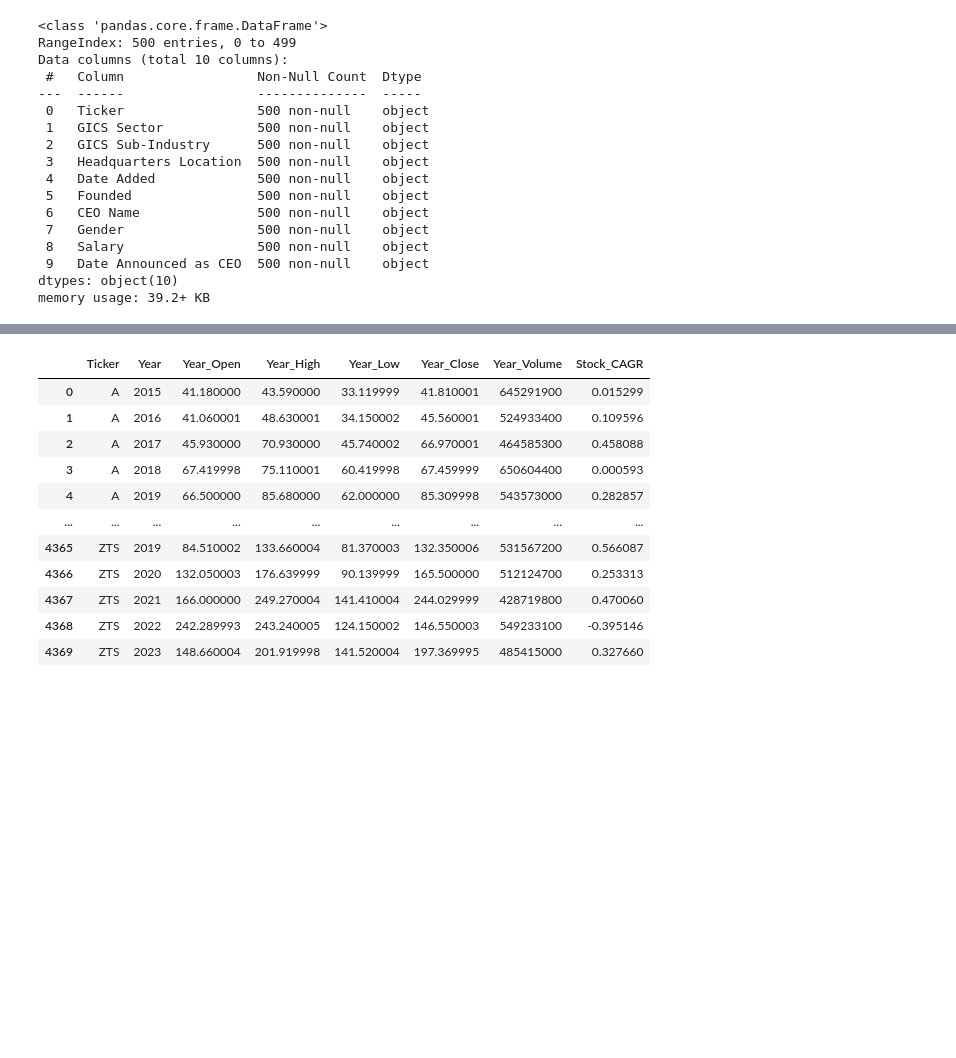
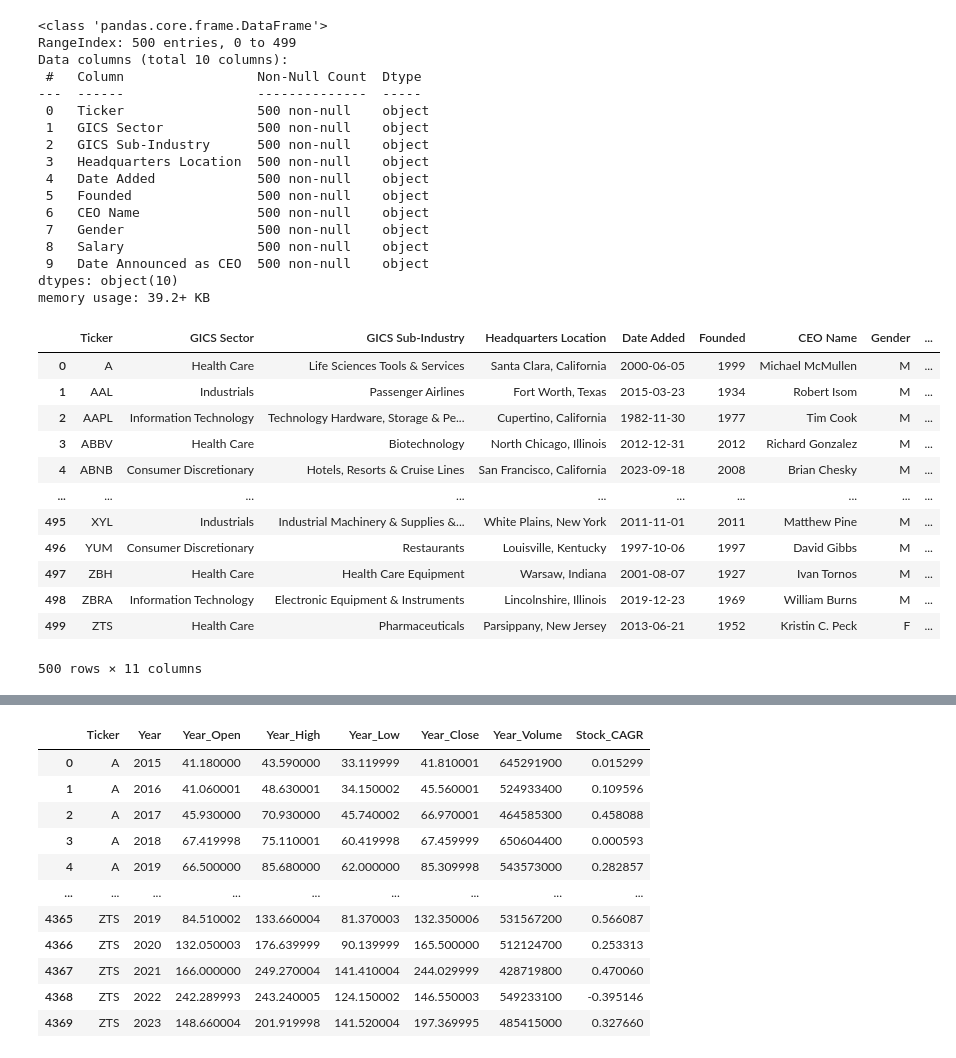
Before and after one commit to NicholasJWiid/StockSmart_ML, a Jupyter notebook: data_cleaning_&_prep.ipynb, the cells around one changed output, grey strips where cells are left out. Saved outputs shown, nothing was run; the diff lists cells and outputs as text; code cells hidden in the pictures; blank space fills up the shorter version.

Commit message:
Machine learning models - draft 2

```diff
--- a/data_cleaning_&_prep.ipynb
+++ b/data_cleaning_&_prep.ipynb
@@ -37,3 +36,22 @@ Data columns (total 10 columns):
  9   Date Announced as CEO  500 non-null    object
 dtypes: object(10)
 memory usage: 39.2+ KB
+# %%
+company_df['Headquarters State'] = company_df.apply(lambda row: row['Headquarters Location'].split(", ")[1], axis=1)
+# %%
+company_df['Salary'] = company_df['Salary'].replace('[\$,]', '', regex=True).astype(float).astype(int)
+company_df
+# %% [output]
+|  | Ticker | GICS Sector | GICS Sub-Industry | Headquarters Location | Date Added | Founded | CEO Name | Gender | ... |
+| 0 | A | Health Care | Life Sciences Tools & Services | Santa Clara, California | 2000-06-05 | 1999 | Michael McMullen | M | ... |
+| 1 | AAL | Industrials | Passenger Airlines | Fort Worth, Texas | 2015-03-23 | 1934 | Robert Isom | M | ... |
+| 2 | AAPL | Information Technology | Technology Hardware, Storage & Pe... | Cupertino, California | 1982-11-30 | 1977 | Tim Cook | M | ... |
+| 3 | ABBV | Health Care | Biotechnology | North Chicago, Illinois | 2012-12-31 | 2012 | Richard Gonzalez | M | ... |
+| 4 | ABNB | Consumer Discretionary | Hotels, Resorts & Cruise Lines | San Francisco, California | 2023-09-18 | 2008 | Brian Chesky | M | ... |
+| ... | ... | ... | ... | ... | ... | ... | ... | ... | ... |
+| 495 | XYL | Industrials | Industrial Machinery & Supplies &... | White Plains, New York | 2011-11-01 | 2011 | Matthew Pine | M | ... |
+| 496 | YUM | Consumer Discretionary | Restaurants | Louisville, Kentucky | 1997-10-06 | 1997 | David Gibbs | M | ... |
+| 497 | ZBH | Health Care | Health Care Equipment | Warsaw, Indiana | 2001-08-07 | 1927 | Ivan Tornos | M | ... |
+| 498 | ZBRA | Information Technology | Electronic Equipment & Instruments | Lincolnshire, Illinois | 2019-12-23 | 1969 | William Burns | M | ... |
+| 499 | ZTS | Health Care | Pharmaceuticals | Parsippany, New Jersey | 2013-06-21 | 1952 | Kristin C. Peck | F | ... |
+500 rows × 11 columns
```
Also changed, not shown: parts of 20 cells of this notebook, 8 other files.
